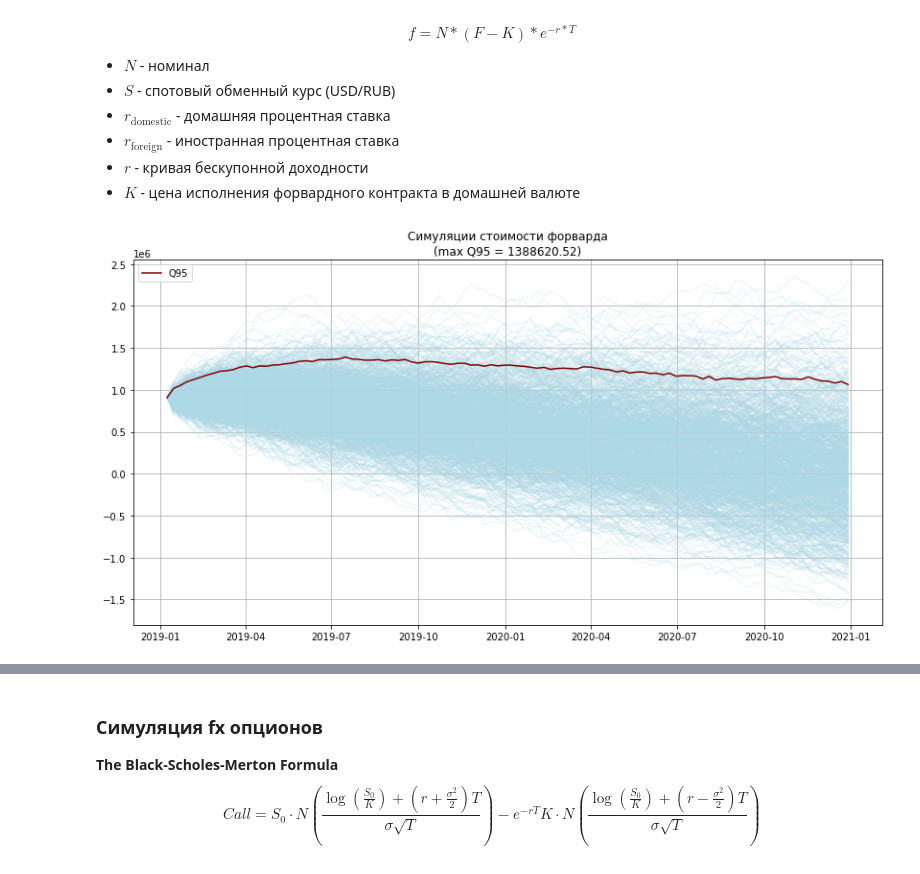
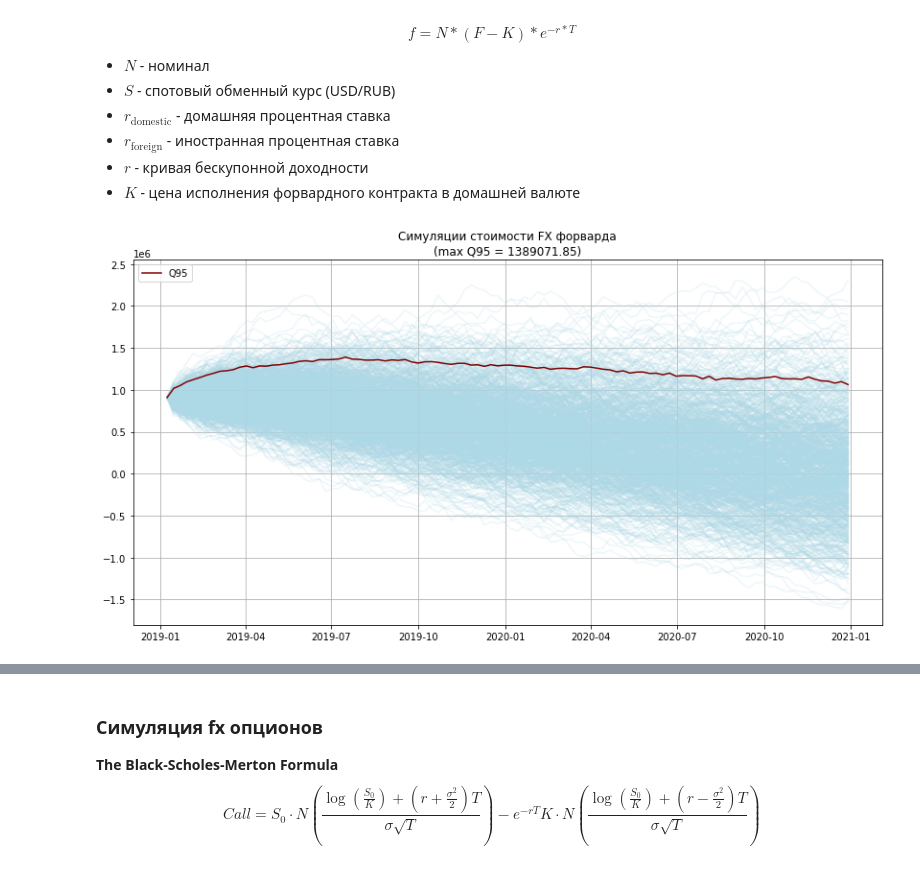
Before and after one commit to goo-goo-goo-joob/hse_stochastic_modeling, a Jupyter notebook: risk_factors_modeling.ipynb, the cells around one changed output, grey strips where cells are left out. Cells and saved outputs as stored; diff of their text form; code cells hidden in the pictures.

```diff
--- a/risk_factors_modeling.ipynb
+++ b/risk_factors_modeling.ipynb
@@ -126,12 +136,13 @@ df_fin = interpolate_nan(df_fin, 'mosprime', 'date')
 df_fin = interpolate_nan(df_fin, 'libor', 'date')
 df_fin = interpolate_nan(df_fin, 'fx', 'date')
 df_fin = df_fin.dropna(axis=0) # Последний день
+df_fin['log_fx'] = np.log(df_fin['fx'])
 
-corr_matrix = np.linalg.cholesky(df_fin[['mosprime', 'libor', 'fx']].diff().dropna(axis=0).corr())
+corr_matrix = np.linalg.cholesky(df_fin[['mosprime', 'libor', 'log_fx']].diff().dropna(axis=0).corr())
 
 plt.matshow(corr_matrix, cmap='Oranges')
-plt.xticks(ticks=[0, 1, 2], labels=['mosprime', 'libor', 'fx'])
-plt.yticks(ticks=[0, 1, 2], labels=['mosprime', 'libor', 'fx'])
+plt.xticks(ticks=[0, 1, 2], labels=['mosprime', 'libor', 'log_fx'])
+plt.yticks(ticks=[0, 1, 2], labels=['mosprime', 'libor', 'log_fx'])
 plt.colorbar()
 plt.show()
 # %% [output]
@@ -185,4 +196,5 @@ while any([abs(sim_diff_old[0] / sim_diff_new[0] - 1) > eps,
 # %%
 irs_rub_sim_all = np.array(irs_rub_sim_all) * 100
 irs_usd_sim_all = np.array(irs_usd_sim_all) * 100
+fx_sim_all = np.array(fx_sim_all)
 # %%
@@ -368,7 +407,7 @@ N = 100_000
 
 rf = irs_usd_sim_all[:, :T] / 100
 rd = irs_rub_sim_all[:, :T] / 100
-S = np.array(fx_sim_all)[:, :T]
+S = fx_sim_all[:, :T]
 
 # пересчитаем цену исполнения форвардного контракта так, чтобы в момент заключения его стоимость равнялась нулю
 # K = S[:, 0] * np.exp((rd[:, 0] - rf[:, 0]) * 2)
@@ -397,15 +436,15 @@ F, f = simulate_FX_forward(S, T, K, N, rd, rf, r)
 # %%
 fig, ax = plt.subplots(figsize=(14,7), facecolor='w')
 
 forward_date_range = pd.date_range(dt_start_fwd, dt_finish_fwd, freq='7d', closed='right')
 for i in range(rd.shape[0]):
 
     ax.plot(forward_date_range, f[i, :], c='lightblue', alpha=0.2)
 
 ax.grid()
 ax.plot(forward_date_range, np.quantile(f, q=0.95, axis=0), c='maroon', label='Q95')
-plt.title(f'Симуляции стоимости форварда\n(max Q95 = {round(max(np.quantile(f, q=0.95, axis=0)), 2)})')
+plt.title(f'Симуляции стоимости FX форварда\n(max Q95 = {round(max(np.quantile(f, q=0.95, axis=0)), 2)})')
 plt.legend()
 plt.show()
 # %% [output]
-[figure, old version]
+[figure, new version]
```
Also changed, not shown: parts of 14 cells of this notebook, 1 other file.
